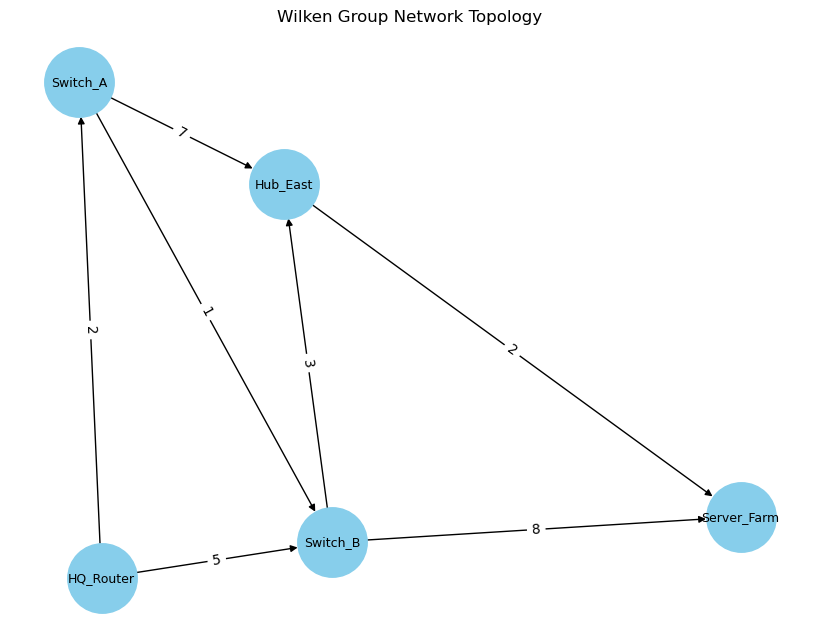
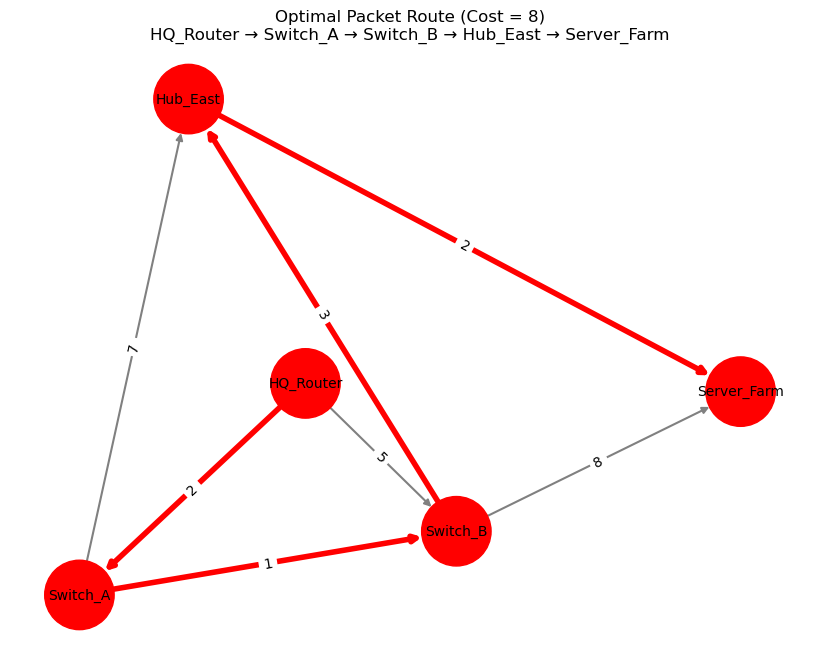
Unified diff of the notebook cell whose output changed from the first chart to the second:
--- before
+++ after
@@ -2,4 +2,5 @@
 import matplotlib.pyplot as plt
 
+# Create graph
 G = nx.DiGraph()
 
@@ -8,6 +9,27 @@
         G.add_edge(node, neighbor, weight=weight)
 
+# Shortest path edges
+path_edges = list(zip(optimal_path, optimal_path[1:]))
+
+# Node colours
+node_colors = [
+    "red" if node in optimal_path else "skyblue"
+    for node in G.nodes()
+]
+
+# Edge colours
+edge_colors = [
+    "red" if edge in path_edges else "gray"
+    for edge in G.edges()
+]
+
+# Edge widths
+edge_widths = [
+    4 if edge in path_edges else 1.5
+    for edge in G.edges()
+]
+
 plt.figure(figsize=(8, 6))
-pos = nx.spring_layout(G, seed=42)
+pos = nx.spring_layout(G, seed=42, k=1.5)
 
 nx.draw(
@@ -16,6 +38,8 @@
     with_labels=True,
     node_size=2500,
-    node_color="skyblue",
-    font_size=9,
+    node_color=node_colors,
+    edge_color=edge_colors,
+    width=edge_widths,
+    font_size=10,
     arrows=True
 )
@@ -24,4 +48,8 @@
 nx.draw_networkx_edge_labels(G, pos, edge_labels=edge_labels)
 
-plt.title("Wilken Group Network Topology")
+plt.title(
+    f"Optimal Packet Route (Cost = {total_score})\n"
+    f"{' → '.join(optimal_path)}"
+)
+
 plt.show()

Commit: Highlight optimal path in network visualization